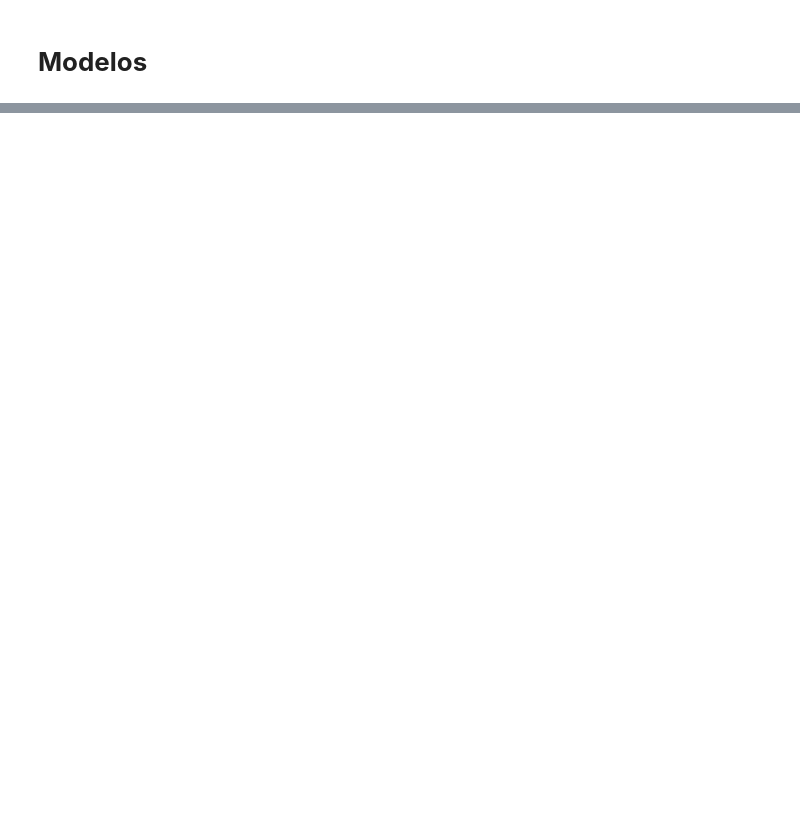
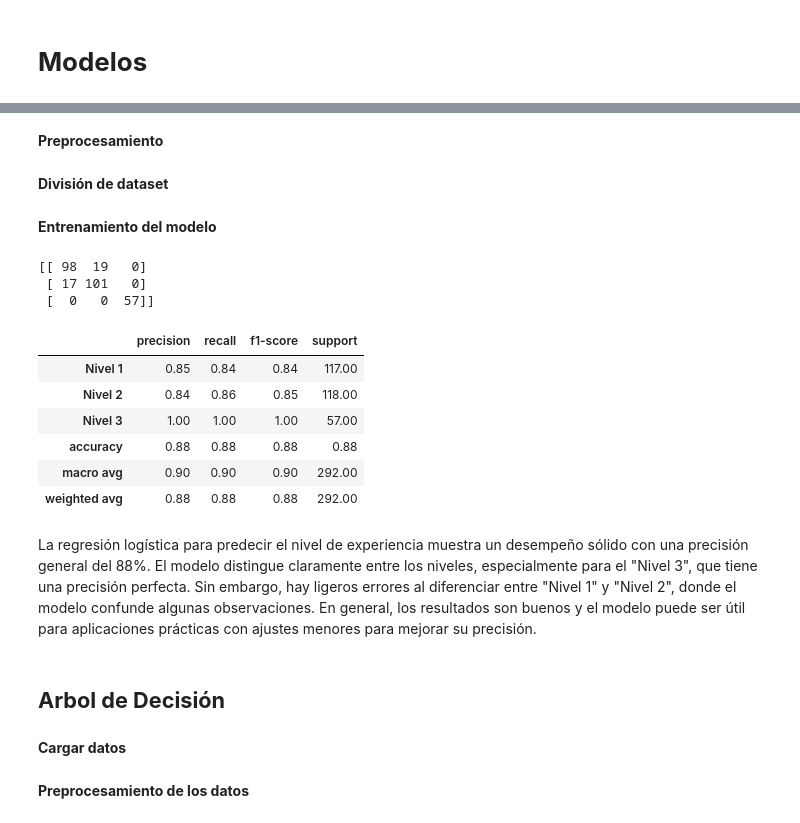
Before and after one commit to juancruzana/ExpGymMembers, a Jupyter notebook: EDA.ipynb, the cells around one changed output, grey strips where cells are left out. Drawn from its saved outputs; the diff is of its cells as text; code cells hidden in the pictures; blank space fills up the shorter version.

```diff
--- a/EDA.ipynb
+++ b/EDA.ipynb
@@ -402,0 +408,2 @@ Index(['Edad', 'Sexo', 'Peso (kg)', 'Altura (m)', 'FreqCardoaca_Max',
+# %%
+df_rl = df.copy()
@@ -402,0 +423,56 @@ Index(['Edad', 'Sexo', 'Peso (kg)', 'Altura (m)', 'FreqCardoaca_Max',
+# %% [markdown]
+**Preprocesamiento**
+# %%
+# One-hot encoding para variables categóricas y estandarización para numéricas
+preprocessor = ColumnTransformer(
+    transformers=[
+        ('num', StandardScaler(), numerical_features),
+        ('cat', OneHotEncoder(), categorical_features)
+    ]
+)
+# %% [markdown]
+**División de dataset**
+# %%
+# Dividir datos en conjuntos de entrenamiento y prueba
+X_train, X_test, y_train, y_test = train_test_split(X, y, test_size=0.3, random_state=42)
+# %% [markdown]
+**Entrenamiento del modelo**
+# %%
+# Crear un pipeline que incluye el preprocesamiento y el modelo
+pipeline = Pipeline(steps=[
+    ('preprocessor', preprocessor),
+    ('model', LogisticRegression(max_iter=1000, random_state=42))
+])
+
+# Entrenar el modelo
+pipeline.fit(X_train, y_train)
+
+# Hacer predicciones en el conjunto de prueba
+y_pred = pipeline.predict(X_test)
+
+# Evaluar el modelo
+conf_matrix = confusion_matrix(y_test, y_pred)
+# class_report = classification_report(y_test, y_pred, target_names=['Nivel 1', 'Nivel 2', 'Nivel 3'])
+class_report_dict = classification_report(y_test, y_pred, target_names=['Nivel 1', 'Nivel 2', 'Nivel 3'], output_dict=True)
+class_report_df = pd.DataFrame(class_report_dict).transpose()
+
+
+print(conf_matrix)
+class_report_df.round(2)
+# %% [output]
+[[ 98  19   0]
+ [ 17 101   0]
+ [  0   0  57]]
+|  | precision | recall | f1-score | support |
+| Nivel 1 | 0.85 | 0.84 | 0.84 | 117.00 |
+| Nivel 2 | 0.84 | 0.86 | 0.85 | 118.00 |
+| Nivel 3 | 1.00 | 1.00 | 1.00 | 57.00 |
+| accuracy | 0.88 | 0.88 | 0.88 | 0.88 |
+| macro avg | 0.90 | 0.90 | 0.90 | 292.00 |
+| weighted avg | 0.88 | 0.88 | 0.88 | 292.00 |
+# %% [markdown]
+La regresión logística para predecir el nivel de experiencia muestra un desempeño sólido con una precisión general del 88%. El modelo distingue claramente entre los niveles, especialmente para el "Nivel 3", que tiene una precisión perfecta. Sin embargo, hay ligeros errores al diferenciar entre "Nivel 1" y "Nivel 2", donde el modelo confunde algunas observaciones. En general, los resultados son buenos y el modelo puede ser útil para aplicaciones prácticas con ajustes menores para mejorar su precisión.
+# %% [markdown]
+## **Arbol de Decisión**
+# %% [markdown]
+**Cargar datos**
@@ -402,0 +481,2 @@ Index(['Edad', 'Sexo', 'Peso (kg)', 'Altura (m)', 'FreqCardoaca_Max',
+# %% [markdown]
+**Preprocesamiento de los datos**
```
Also changed, not shown: parts of 30 cells of this notebook.
